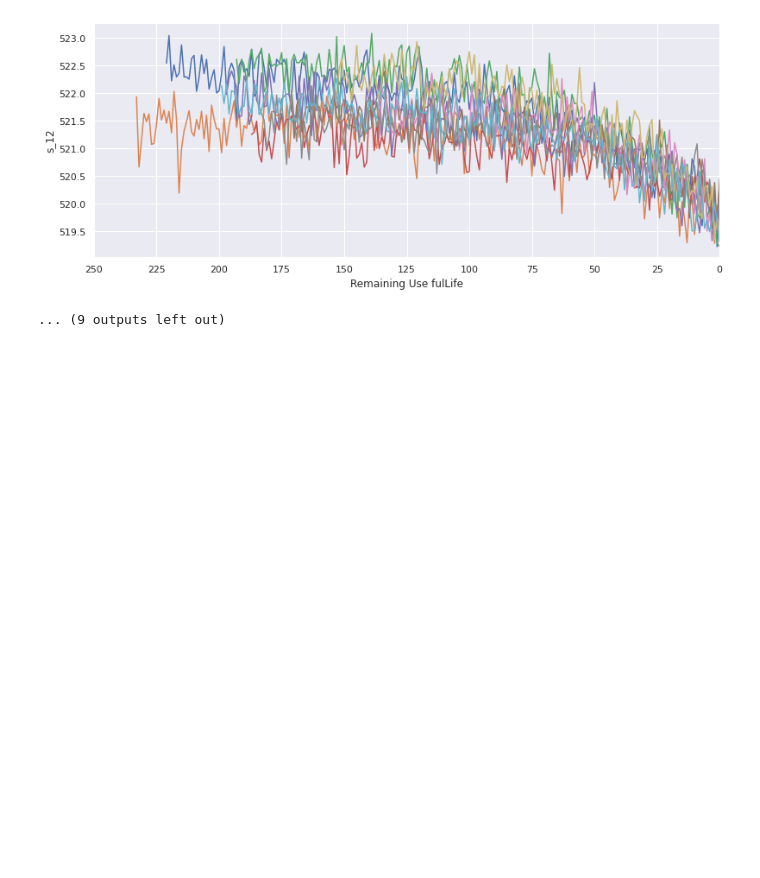
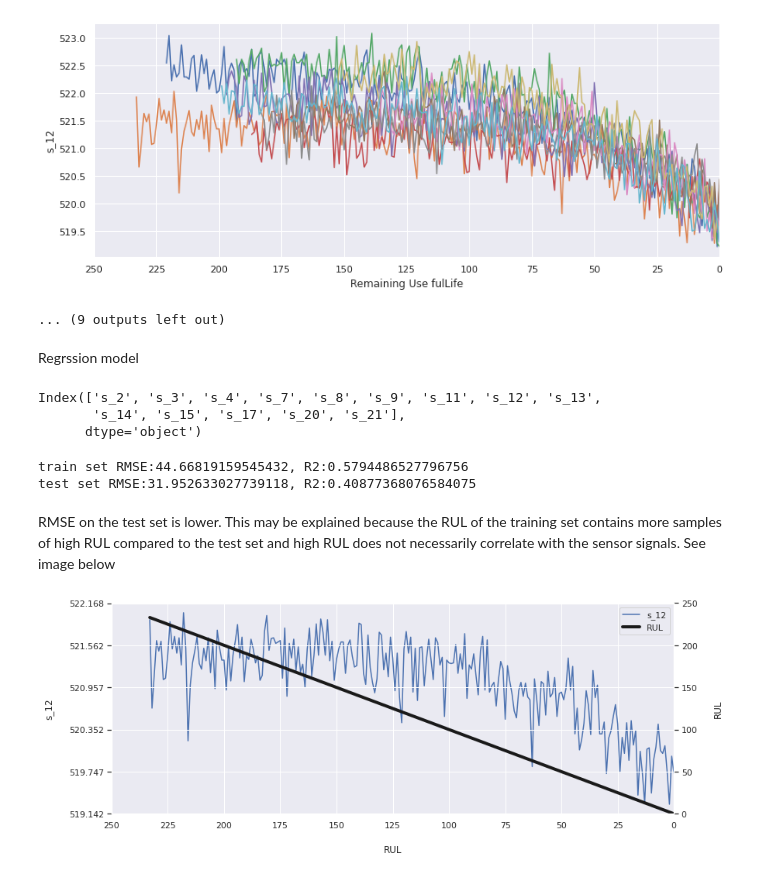
Before and after one commit to omkar-salunke/Physics_informed_neural_network, a Jupyter notebook: RUL_turbofan.ipynb, the cells around one changed output. Cells and saved outputs as stored; diff of their text form; code cells hidden in the pictures; blank space fills up the shorter version.

```diff
--- a/RUL_turbofan.ipynb
+++ b/RUL_turbofan.ipynb
@@ -203,3 +198,5 @@ for sensor_name in sensor_names:
 [figure]
 [figure]
 ... (9 outputs left out)
+# %% [markdown]
+Regrssion model
@@ -205,0 +210,67 @@ for sensor_name in sensor_names:
+# %%
+# drop unwanted columns and split target variable from training set
+drop_sensors = ['s_1','s_5','s_6','s_10','s_16','s_18','s_19']
+drop_labels = index_names+setting_names+drop_sensors
+
+X_train = train.drop(drop_labels, axis=1)
+y_train = X_train.pop('RUL')
+
+# Since the true RUL values for the test set are only provided for the last time cycle of each enginge,
+# the test set is subsetted to represent the same
+X_test = test.groupby('unit_nr').last().reset_index().drop(drop_labels, axis=1)
+
+
+print(X_train.columns)  # check remaining columns
+# %% [output]
+Index(['s_2', 's_3', 's_4', 's_7', 's_8', 's_9', 's_11', 's_12', 's_13',
+       's_14', 's_15', 's_17', 's_20', 's_21'],
+      dtype='object')
+# %%
+# create and fit model
+lm = LinearRegression()
+lm.fit(X_train, y_train)
+
+# predict and evaluate
+y_hat_train = lm.predict(X_train)
+evaluate(y_train, y_hat_train, 'train')
+
+y_hat_test = lm.predict(X_test)
+evaluate(y_test, y_hat_test)
+# %% [output]
+train set RMSE:44.66819159545432, R2:0.5794486527796756
+test set RMSE:31.952633027739118, R2:0.40877368076584075
+# %% [markdown]
+RMSE on the test set is lower. This may be explained because the RUL of the training set contains more samples of high RUL compared to the test set and high RUL does not necessarily correlate with the sensor signals. See image below
+# %%
+fig, ax1 = plt.subplots(1,1, figsize=(13,5))
+
+signal = ax1.plot('RUL', 's_12', 'b',
+                 data=train.loc[train['unit_nr']==20])
+plt.xlim(250, 0)  # reverse the x-axis so RUL counts down to zero
+plt.xticks(np.arange(0, 275, 25))
+ax1.set_ylabel('s_12', labelpad=20)
+ax1.set_xlabel('RUL', labelpad=20)
+
+ax2 = ax1.twinx()
+rul_line = ax2.plot('RUL', 'RUL', 'k', linewidth=4,
+                   data=train.loc[train['unit_nr']==20])
+ax2.set_ylabel('RUL', labelpad=20)
+
+# code to have equal spacing of y ticks for both axes, so the gridlines allign
+# from https://stackoverflow.com/questions/20243683/matplotlib-align-twinx-tick-marks?rq=1
+ax2.set_ylim(0, 250)  # set limits of axis you want to display neatly
+ax2.set_yticks(
+    np.linspace(ax2.get_ybound()[0], ax2.get_ybound()[1], 6))  # choose integer to neatly divide your axis, in our case 6
+ax1.set_yticks(
+    np.linspace(ax1.get_ybound()[0], ax1.get_ybound()[1], 6))  # apply same spacing to other axis
+
+# code to have a unified legend
+# from https://stackoverflow.com/questions/5484922/secondary-axis-with-twinx-how-to-add-to-legend
+lines = signal+rul_line
+labels = [line.get_label() for line in lines]
+ax1.legend(lines, labels, loc=0)
+
+
+plt.show()
+# %% [output]
+[figure, added]
```
Also changed, not shown: parts of 38 cells of this notebook.
